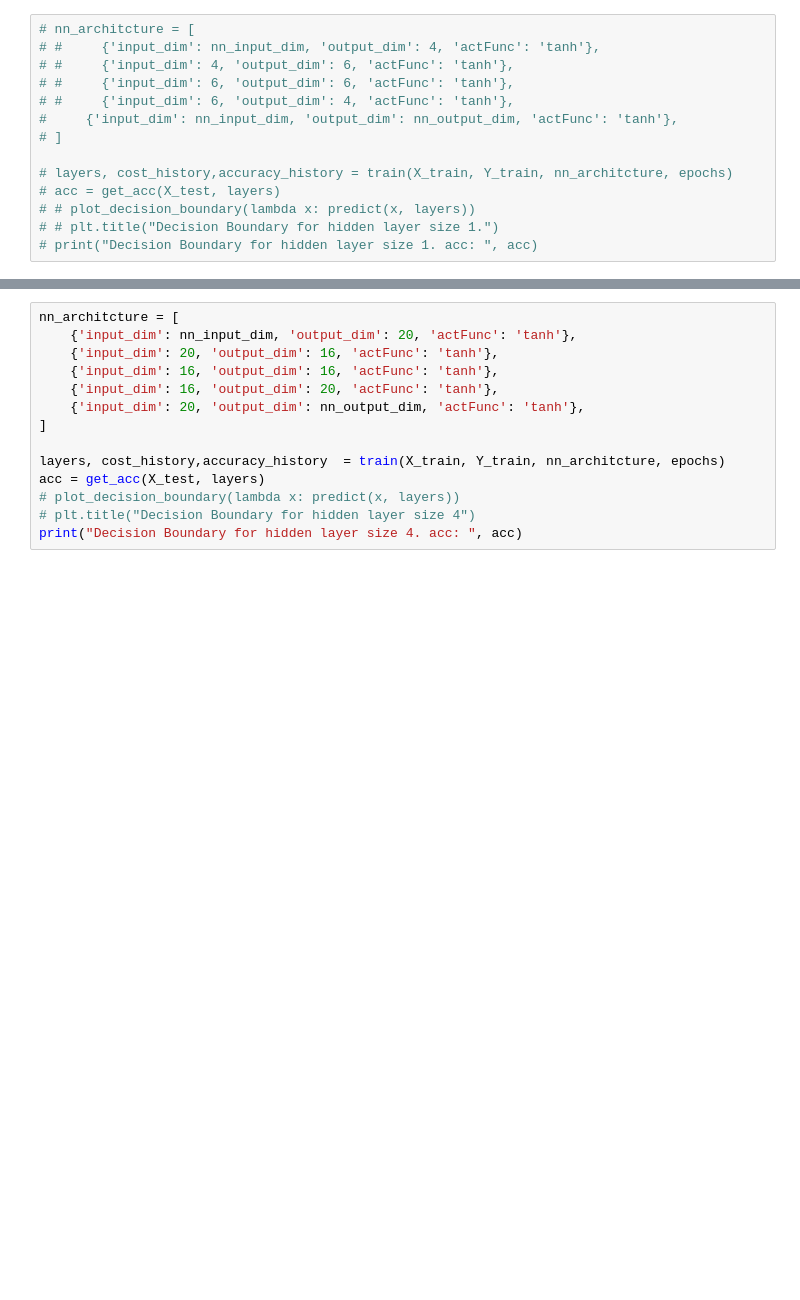
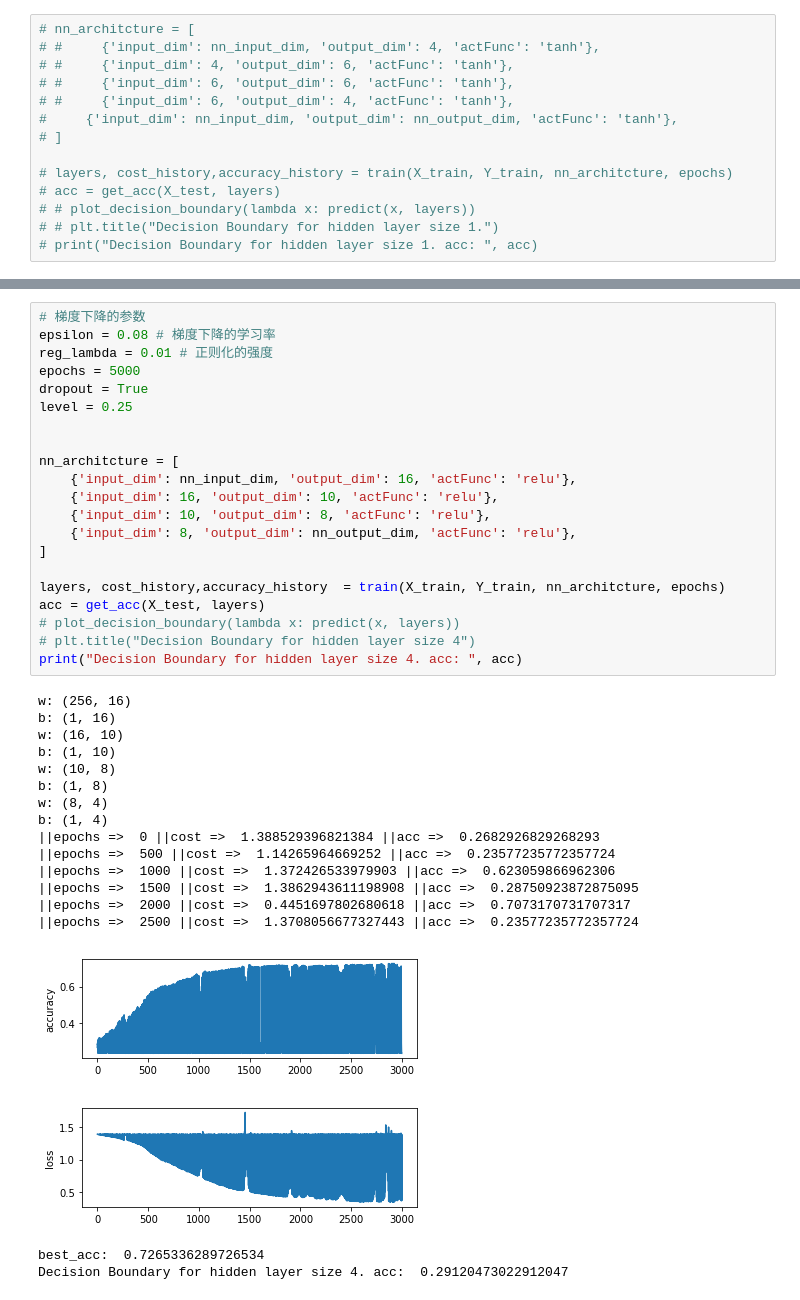
Before and after one commit to Belief997/Class-Machine_Learning, a Jupyter notebook: assignment2/mlp_v1.ipynb, the cells around one changed output, grey strips where cells are left out. Drawn from its saved outputs; the diff is of its cells as text; blank space fills up the shorter version.

```diff
--- a/assignment2/mlp_v1.ipynb
+++ b/assignment2/mlp_v1.ipynb
@@ -446,14 +515,40 @@ random_idx:  [14  8 13  2  3]
 # %%
+# 梯度下降的参数
+epsilon = 0.08 # 梯度下降的学习率
+reg_lambda = 0.01 # 正则化的强度
+epochs = 5000
+dropout = True
+level = 0.25
+
+
 nn_architcture = [
-    {'input_dim': nn_input_dim, 'output_dim': 20, 'actFunc': 'tanh'},
-    {'input_dim': 20, 'output_dim': 16, 'actFunc': 'tanh'},
-    {'input_dim': 16, 'output_dim': 16, 'actFunc': 'tanh'},
-    {'input_dim': 16, 'output_dim': 20, 'actFunc': 'tanh'},
-    {'input_dim': 20, 'output_dim': nn_output_dim, 'actFunc': 'tanh'},
+    {'input_dim': nn_input_dim, 'output_dim': 16, 'actFunc': 'relu'},
+    {'input_dim': 16, 'output_dim': 10, 'actFunc': 'relu'},
+    {'input_dim': 10, 'output_dim': 8, 'actFunc': 'relu'},
+    {'input_dim': 8, 'output_dim': nn_output_dim, 'actFunc': 'relu'},
 ]
 
 layers, cost_history,accuracy_history  = train(X_train, Y_train, nn_architcture, epochs)
 acc = get_acc(X_test, layers)
 # plot_decision_boundary(lambda x: predict(x, layers))
 # plt.title("Decision Boundary for hidden layer size 4")
 print("Decision Boundary for hidden layer size 4. acc: ", acc)
+# %% [output]
+w: (256, 16)
+b: (1, 16)
+w: (16, 10)
+b: (1, 10)
+w: (10, 8)
+b: (1, 8)
+w: (8, 4)
+b: (1, 4)
+||epochs =>  0 ||cost =>  1.388529396821384 ||acc =>  0.2682926829268293
+||epochs =>  500 ||cost =>  1.14265964669252 ||acc =>  0.23577235772357724
+||epochs =>  1000 ||cost =>  1.372426533979903 ||acc =>  0.623059866962306
+||epochs =>  1500 ||cost =>  1.3862943611198908 ||acc =>  0.28750923872875095
+||epochs =>  2000 ||cost =>  0.4451697802680618 ||acc =>  0.7073170731707317
+||epochs =>  2500 ||cost =>  1.3708056677327443 ||acc =>  0.23577235772357724
+[figure, added]
+[figure, added]
+best_acc:  0.7265336289726534
+Decision Boundary for hidden layer size 4. acc:  0.29120473022912047
```
Also changed, not shown: parts of 21 cells of this notebook, 10 other files.
